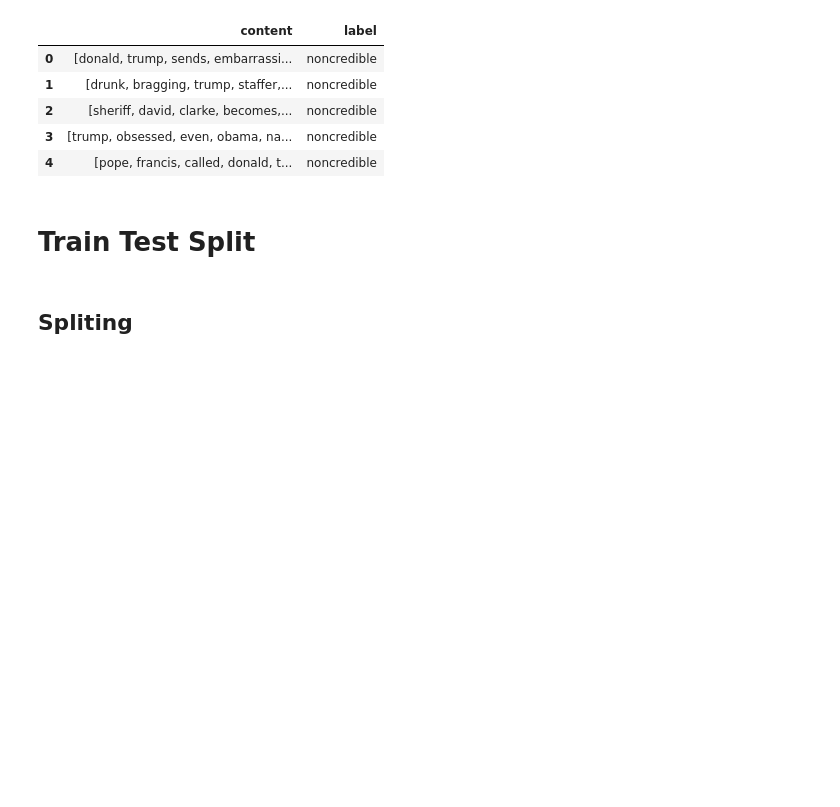
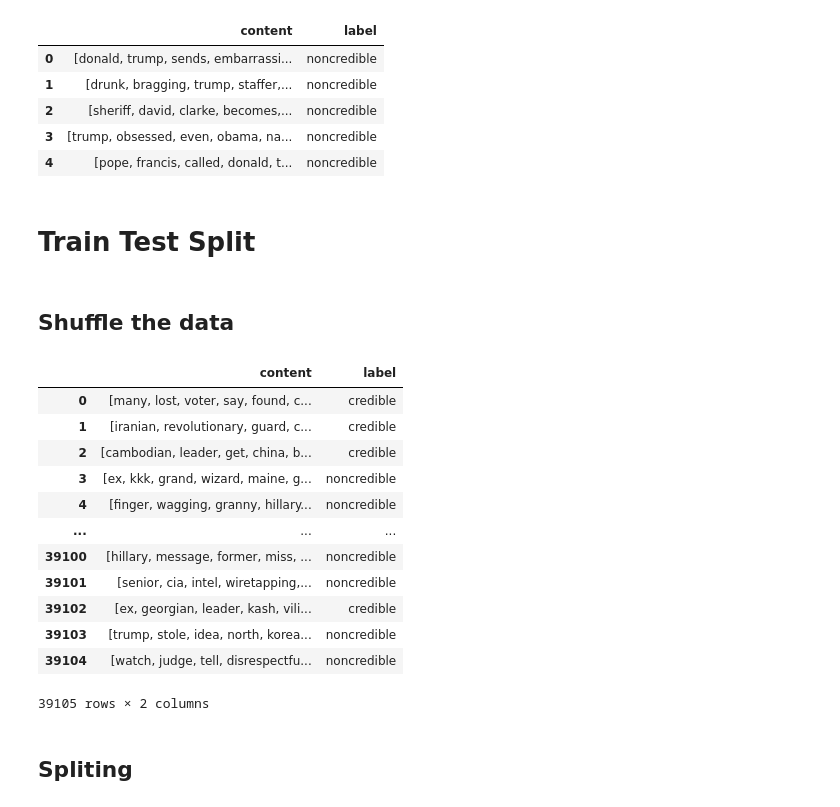
Before and after one commit to Akyas-S/News-Classification-NLP-model, a Jupyter notebook: NLP notebook.ipynb, the cells around one changed output. Drawn from its saved outputs; the diff is of its cells as text; code cells hidden in the pictures; blank space fills up the shorter version.

```diff
--- a/NLP notebook.ipynb
+++ b/NLP notebook.ipynb
@@ -555,6 +556,25 @@ df_pre.head()
 | 4 | [pope, francis, called, donald, t... | noncredible |
 # %% [markdown]
 # Train Test Split
+# %% [markdown]
+## Shuffle the data
+# %%
+df_pre = df_pre.sample(frac=1, random_state=42).reset_index(drop=True)
+df_pre
+# %% [output]
+|  | content | label |
+| 0 | [many, lost, voter, say, found, c... | credible |
+| 1 | [iranian, revolutionary, guard, c... | credible |
+| 2 | [cambodian, leader, get, china, b... | credible |
+| 3 | [ex, kkk, grand, wizard, maine, g... | noncredible |
+| 4 | [finger, wagging, granny, hillary... | noncredible |
+| ... | ... | ... |
+| 39100 | [hillary, message, former, miss, ... | noncredible |
+| 39101 | [senior, cia, intel, wiretapping,... | noncredible |
+| 39102 | [ex, georgian, leader, kash, vili... | credible |
+| 39103 | [trump, stole, idea, north, korea... | noncredible |
+| 39104 | [watch, judge, tell, disrespectfu... | noncredible |
+39105 rows × 2 columns
 # %% [markdown]
 ## Spliting
 # %%
```
Also changed, not shown: parts of 9 cells of this notebook.
